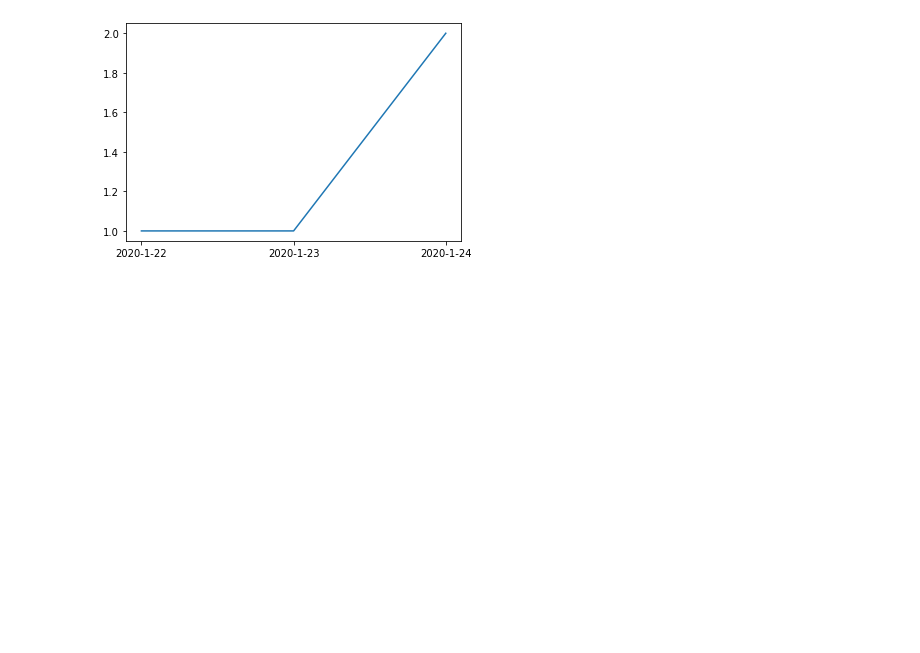
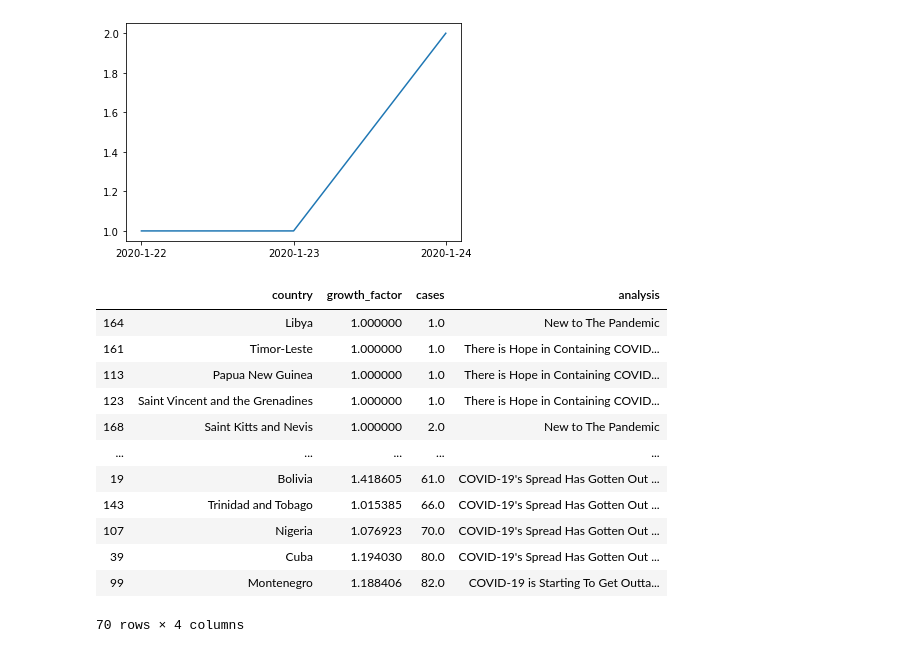
Before and after one commit to roayahelal/covid-19, a Jupyter notebook: by_date_analysis.ipynb, the cells around one changed output. Saved outputs shown, nothing was run; the diff lists cells and outputs as text; code cells hidden in the pictures; blank space fills up the shorter version.

```diff
--- a/by_date_analysis.ipynb
+++ b/by_date_analysis.ipynb
@@ -97,0 +158,16 @@ growth_data_to_use.to_csv("growth.csv")
+# %%
+growth_chart_df.sort_values(by = "cases").head(70)
+# %% [output]
+|  | country | growth_factor | cases | analysis |
+| 164 | Libya | 1.000000 | 1.0 | New to The Pandemic |
+| 161 | Timor-Leste | 1.000000 | 1.0 | There is Hope in Containing COVID... |
+| 113 | Papua New Guinea | 1.000000 | 1.0 | There is Hope in Containing COVID... |
+| 123 | Saint Vincent and the Grenadines | 1.000000 | 1.0 | There is Hope in Containing COVID... |
+| 168 | Saint Kitts and Nevis | 1.000000 | 2.0 | New to The Pandemic |
+| ... | ... | ... | ... | ... |
+| 19 | Bolivia | 1.418605 | 61.0 | COVID-19's Spread Has Gotten Out ... |
+| 143 | Trinidad and Tobago | 1.015385 | 66.0 | COVID-19's Spread Has Gotten Out ... |
+| 107 | Nigeria | 1.076923 | 70.0 | COVID-19's Spread Has Gotten Out ... |
+| 39 | Cuba | 1.194030 | 80.0 | COVID-19's Spread Has Gotten Out ... |
+| 99 | Montenegro | 1.188406 | 82.0 | COVID-19 is Starting To Get Outta... |
+70 rows × 4 columns
```
Also changed, not shown: parts of 13 cells of this notebook, 15 other files.
